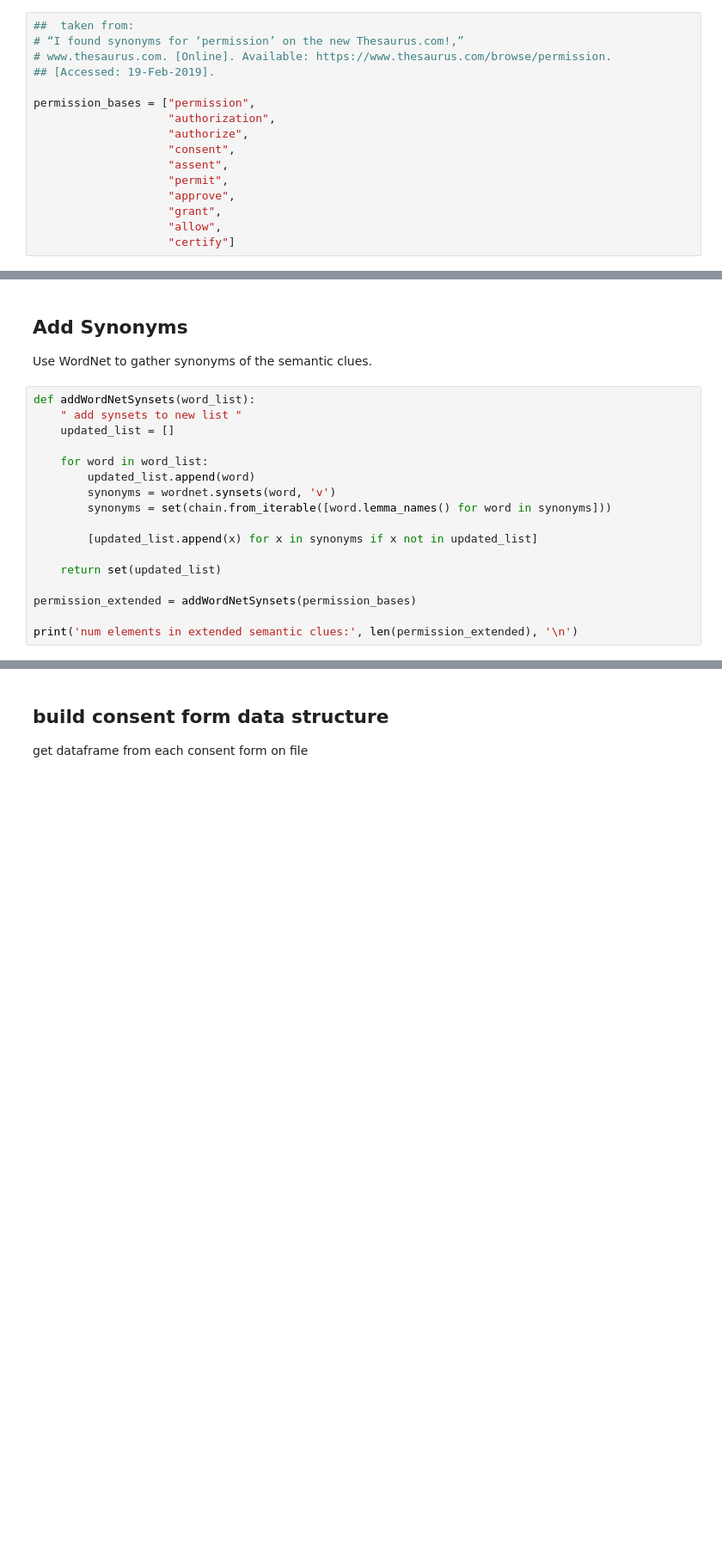
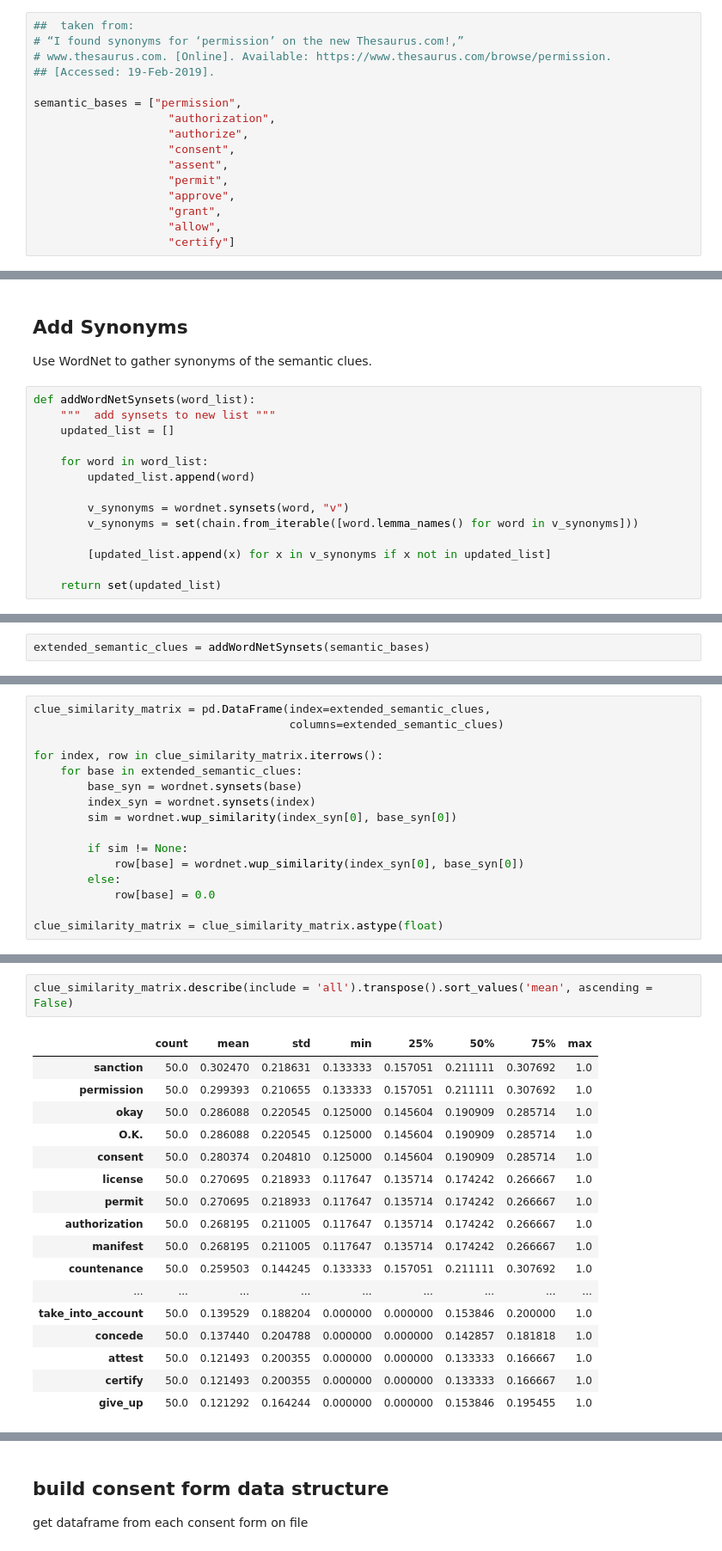
Before and after one commit to CooperStansbury/permission_statement_extraction, a Jupyter notebook: notebooks/hueristic_extraction.ipynb, the cells around one changed output, grey strips where cells are left out. Shown: that part at 86% size. Cells and saved outputs as stored; diff of their text form; blank space fills up the shorter version.

```diff
--- a/notebooks/hueristic_extraction.ipynb
+++ b/notebooks/hueristic_extraction.ipynb
@@ -42,7 +48,7 @@ These are the verbs that we believe indicate the prescence of a statement of 'al
 # www.thesaurus.com. [Online]. Available: https://www.thesaurus.com/browse/permission.
 ## [Accessed: 19-Feb-2019].
 
-permission_bases = ["permission",
+semantic_bases = ["permission",
                     "authorization",
                     "authorize",
                     "consent",
@@ -57,18 +99,15 @@ permission_bases = ["permission",
 Use WordNet to gather synonyms of the semantic clues.
 # %%
 def addWordNetSynsets(word_list):
-    " add synsets to new list "
+    """  add synsets to new list """
     updated_list = []
 
     for word in word_list:
         updated_list.append(word)
-        synonyms = wordnet.synsets(word, 'v')
-        synonyms = set(chain.from_iterable([word.lemma_names() for word in synonyms]))
 
-        [updated_list.append(x) for x in synonyms if x not in updated_list]
+        v_synonyms = wordnet.synsets(word, "v")
+        v_synonyms = set(chain.from_iterable([word.lemma_names() for word in v_synonyms]))
+
+        [updated_list.append(x) for x in v_synonyms if x not in updated_list]
 
     return set(updated_list)
-
-permission_extended = addWordNetSynsets(permission_bases)
-
-print('num elements in extended semantic clues:', len(permission_extended), '\n')
@@ -76,0 +114,2 @@ num elements in extended semantic clues: 50
+# %%
+extended_semantic_clues = addWordNetSynsets(semantic_bases)
@@ -127,0 +146,16 @@ permission_extended = [
+# %%
+clue_similarity_matrix = pd.DataFrame(index=extended_semantic_clues,
+                                      columns=extended_semantic_clues)
+
+for index, row in clue_similarity_matrix.iterrows():
+    for base in extended_semantic_clues:
+        base_syn = wordnet.synsets(base)
+        index_syn = wordnet.synsets(index)
+        sim = wordnet.wup_similarity(index_syn[0], base_syn[0])
+
+        if sim != None:
+            row[base] = wordnet.wup_similarity(index_syn[0], base_syn[0])
+        else:
+            row[base] = 0.0
+
+clue_similarity_matrix = clue_similarity_matrix.astype(float)
@@ -127,0 +164,20 @@ permission_extended = [
+# %%
+clue_similarity_matrix.describe(include = 'all').transpose().sort_values('mean', ascending = False)
+# %% [output]
+|  | count | mean | std | min | 25% | 50% | 75% | max |
+| sanction | 50.0 | 0.302470 | 0.218631 | 0.133333 | 0.157051 | 0.211111 | 0.307692 | 1.0 |
+| permission | 50.0 | 0.299393 | 0.210655 | 0.133333 | 0.157051 | 0.211111 | 0.307692 | 1.0 |
+| okay | 50.0 | 0.286088 | 0.220545 | 0.125000 | 0.145604 | 0.190909 | 0.285714 | 1.0 |
+| O.K. | 50.0 | 0.286088 | 0.220545 | 0.125000 | 0.145604 | 0.190909 | 0.285714 | 1.0 |
+| consent | 50.0 | 0.280374 | 0.204810 | 0.125000 | 0.145604 | 0.190909 | 0.285714 | 1.0 |
+| license | 50.0 | 0.270695 | 0.218933 | 0.117647 | 0.135714 | 0.174242 | 0.266667 | 1.0 |
+| permit | 50.0 | 0.270695 | 0.218933 | 0.117647 | 0.135714 | 0.174242 | 0.266667 | 1.0 |
+| authorization | 50.0 | 0.268195 | 0.211005 | 0.117647 | 0.135714 | 0.174242 | 0.266667 | 1.0 |
+| manifest | 50.0 | 0.268195 | 0.211005 | 0.117647 | 0.135714 | 0.174242 | 0.266667 | 1.0 |
+| countenance | 50.0 | 0.259503 | 0.144245 | 0.133333 | 0.157051 | 0.211111 | 0.307692 | 1.0 |
+| ... | ... | ... | ... | ... | ... | ... | ... | ... |
+| take_into_account | 50.0 | 0.139529 | 0.188204 | 0.000000 | 0.000000 | 0.153846 | 0.200000 | 1.0 |
+| concede | 50.0 | 0.137440 | 0.204788 | 0.000000 | 0.000000 | 0.142857 | 0.181818 | 1.0 |
+| attest | 50.0 | 0.121493 | 0.200355 | 0.000000 | 0.000000 | 0.133333 | 0.166667 | 1.0 |
+| certify | 50.0 | 0.121493 | 0.200355 | 0.000000 | 0.000000 | 0.133333 | 0.166667 | 1.0 |
+| give_up | 50.0 | 0.121292 | 0.164244 | 0.000000 | 0.000000 | 0.153846 | 0.195455 | 1.0 |
```
Also changed, not shown: parts of 45 cells of this notebook.
